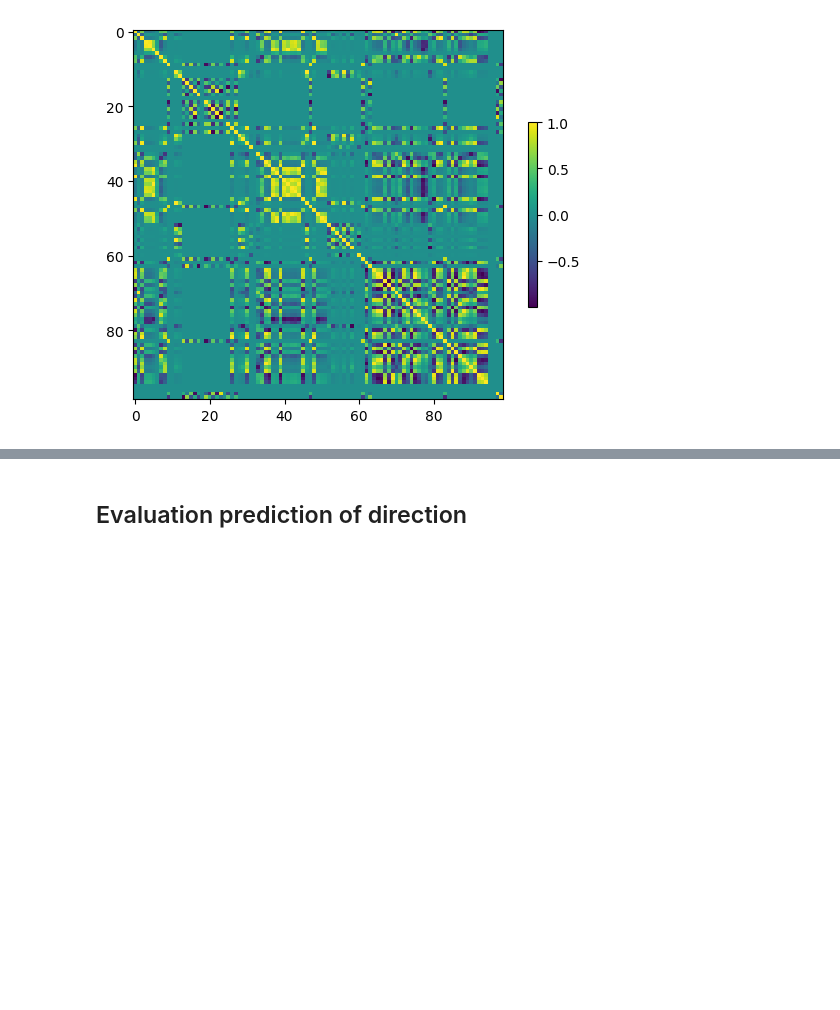
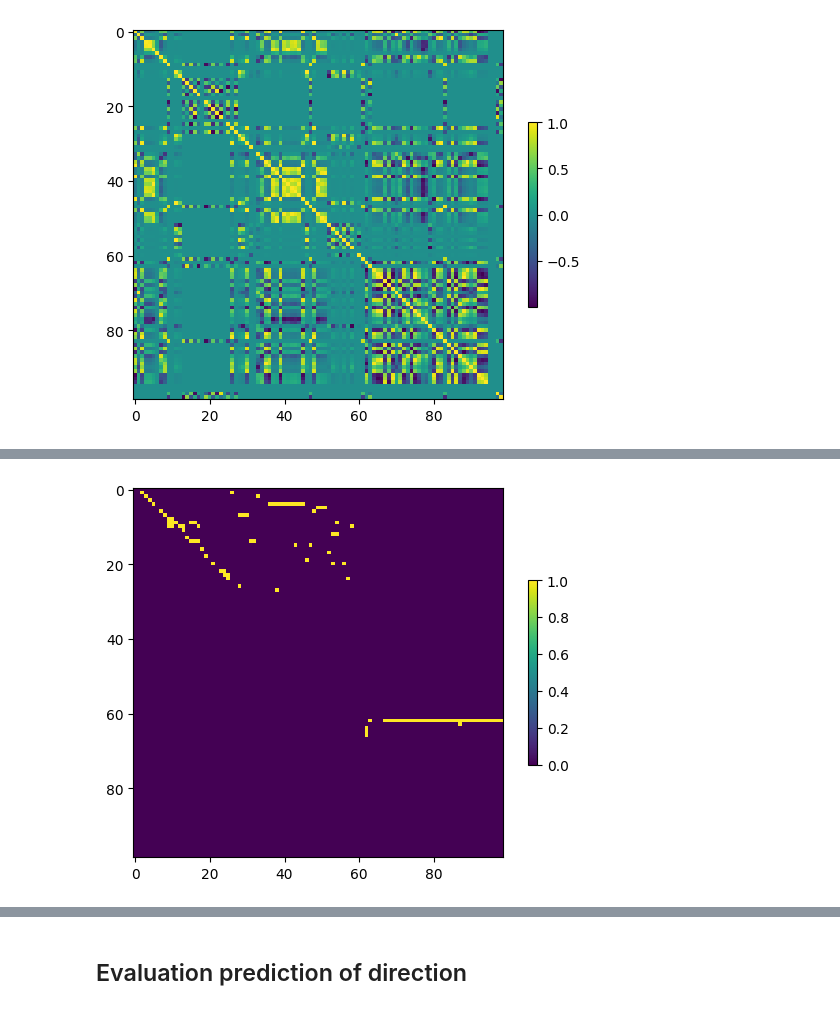
Before and after one commit to DavidWild02/BachelorThesis-ML-Gene-Interactions, a Jupyter notebook: src/EvaluationWithSytnthData.ipynb, the cells around one changed output, grey strips where cells are left out. Drawn from its saved outputs; the diff is of its cells as text; code cells hidden in the pictures; blank space fills up the shorter version.

```diff
--- a/src/EvaluationWithSytnthData.ipynb
+++ b/src/EvaluationWithSytnthData.ipynb
@@ -58,3 +58,8 @@ sc.pl.matrix(transition_grn)
+# %%
+global_grn = adata.varp["global"]
+sc.pl.matrix(global_grn != 0)
+# %% [output]
+[figure, added]
 # %%
 binary_grn_mask = np.abs(transition_grn) > 0
 active_gene_indices = np.argwhere(binary_grn_mask)
```
Also changed, not shown: parts of 15 cells of this notebook, 3 other files.
